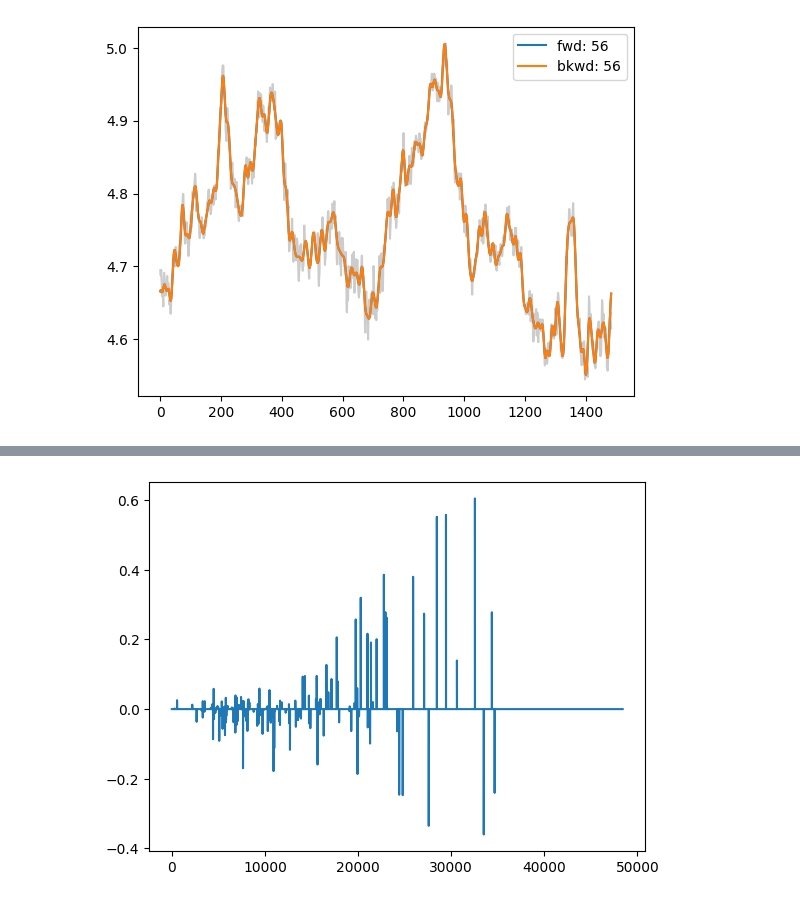
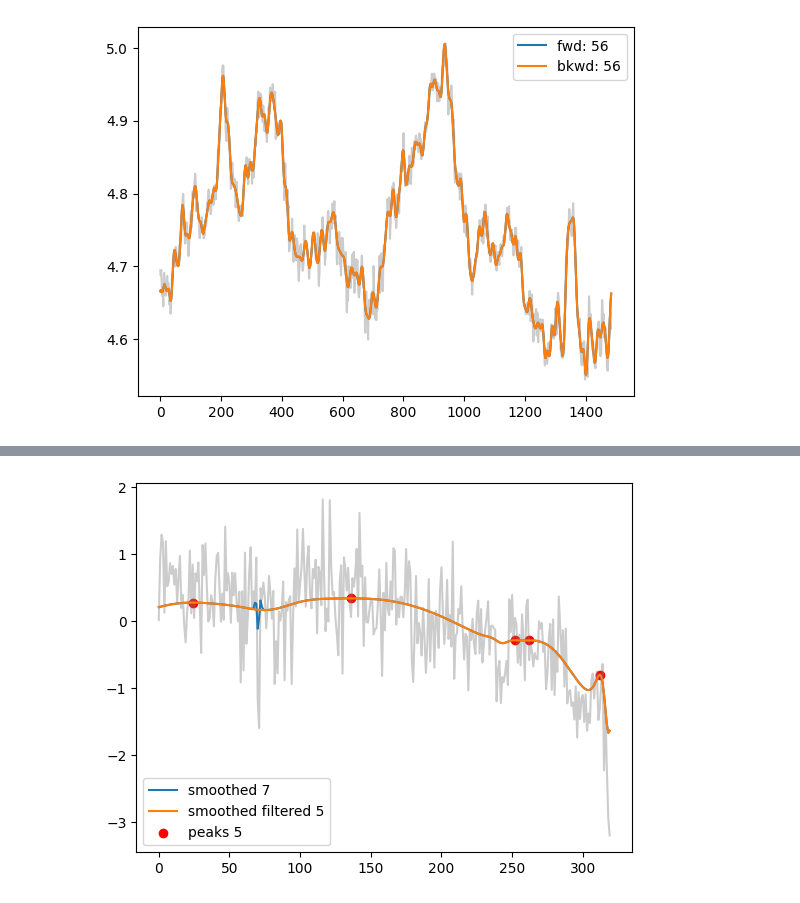
Before and after one commit to angus-lewis/SharkAgeEstimation, a Jupyter notebook: filter_demo.ipynb, the cells around one changed output, grey strips where cells are left out. Drawn from its saved outputs; the diff is of its cells as text; code cells hidden in the pictures.

Commit message:
BODN implementation and peak counting using WLCount methodology implemented.

```diff
--- a/filter_demo.ipynb
+++ b/filter_demo.ipynb
@@ -49,7 +51,7 @@ print(grey_values)
 
 [5683 rows x 6 columns]
 # %%
-elt_name = "S34_ppm" # "Sr88_ppm" # "Mg25_ppm" # "Cu65_ppm" # "Zn66_ppm" #
+elt_name = "Sr88_ppm" # "Cu65_ppm" # "Zn66_ppm" # "Mg25_ppm" # "S34_ppm" #
 elt_array = [
     all_elements[all_elements['case']==i][elt_name] for i in [43,44,55,56]
 ]
@@ -243,0 +201,14 @@ print(dictionary)
+# %%
+max_age = 40
+
+scale = 64
+x = np.linspace(-3*scale,3*scale)
+y1 = bpdn._ricker_wavelet(x, scale, 0)
+y2 = bpdn._ricker_wavelet(x, scale, 1.8)
+y = bpdn._ricker_wavelet(x, scale, 0) + bpdn._ricker_wavelet(x, scale, 3.6)
+
+plt.figure()
+plt.plot(x, y1, label=f"Ricker ${scale} {0}")
+plt.plot(x, y2, label=f"Ricker ${scale} {3.6}")
+plt.plot(x, y, label=f"Ricker ${scale} +")
+plt.show()
@@ -294,26 +482,68 @@ for i in range(len(grey_array)):
 
 plts = []
 coefs = []
-for i in range(len(grey_array)):
-    elt = np.asarray(np.asarray(grey_array[i]))
+sparseness = [1,1,1,1]
+for i in range(len(elt_array)):
+    elt = np.asarray(elt_array[i], dtype=np.float64)
     elt -= np.mean(elt)
-    print(np.sum(dictionary, axis=0))
-    print(len(elt))
-    coef, reconstructed = bpd.basis_pursuit_denoising(elt, None, prior, alpha=0.0001)
+    scale_switch = 50
+    scales1 = np.arange(1, max(2, min(len(elt) // 4 + 1, scale_switch + 1)), step=sparseness[i])
+    scales2 = np.arange(max(2, min(len(elt) // 4 + 1, scale_switch + 1)), max(2, len(elt) // 4 + 1), step=sparseness[i]+1)
+    scales = np.concatenate((
+        scales1, # bpdn.fractional_dyadic_grid(len(elt), 0.25)
+        scales2, # bpdn.fractional_dyadic_grid(len(elt), 0.25)
+    ))
+    print(scales)
+    shifts = np.concatenate((
+        np.ones(len(scales1)), # bpdn.fractional_dyadic_grid(len(elt), 0.25)
+        2*np.ones(len(scales2)), # bpdn.fractional_dyadic_grid(len(elt), 0.25)
+    )) # np.ones(len(scales)) # bpdn.fractional_dyadic_grid(len(elt), 0.25)#np.ones(len(scales))
+    dictionary = bpdn.ricker_cwt_dictionary(len(elt), scales, shifts, dtype=np.float64)
+    dictionary_cpy = dictionary.copy()
 
-    ix = np.concatenate([np.zeros(len(coef)-len(coef)//8), np.ones(len(coef)//8)]).astype(bool)
-    filtered_coef = np.where(ix, coef, 0)
+    # dictionary terms with scale=n are 'mounds' with approx 3.6n points.
+    # Mounds which are too short can be filtered out to help smooth the signal.
+    min_pts_per_year = len(elt)/max_age
+    print(f"min_pts_per_year: {min_pts_per_year}")
+    expanded_scales = bpdn.expand_scales(len(elt), scales, shifts)
+    pts_per_mound = 3.6*expanded_scales
+    # plt.figure()
+    # plt.plot(pts_per_mound)
+    # plt.ylim((0,100))
+    # plt.show()
+    low_freq_scales_ix = pts_per_mound > (min_pts_per_year)
+
+    def peak_prior(coef, X=dictionary_cpy, low_freq_ix=low_freq_scales_ix):
+        low_freq_coef = coef * low_freq_ix[:, np.newaxis]
+        smoothed = np.dot(X, low_freq_coef)
+        prior_pdf = np.zeros(smoothed.shape[1])
+        for model_ix in range(smoothed.shape[1]):
+            peaks = filt.find_peaks(smoothed[:,model_ix])
+            age = len(peaks)
+            prior_pdf[model_ix] = truncated_geometric_pdf(mortality_rate, age)
+        return prior_pdf
+
+    coef, smoothed = bpdn.basis_pursuit_denoising(elt, dictionary, peak_prior, copy_dictionary=True)
+    smoothed = np.dot(dictionary_cpy, coef)
+
+    low_freq_coef = coef * low_freq_scales_ix
+    low_freq_smoothed = np.dot(dictionary_cpy, low_freq_coef)
 
     p = plt.figure()
-    p = plt.plot(range(len(elt)), elt, color="grey", alpha=0.4)
-    p = plt.plot(reconstructed, label="reconstructed")
+    p = plt.plot(elt, color="grey", alpha=0.4)
+    n_peaks_smoothed = len(filt.find_peaks(smoothed))
+    p = plt.plot(smoothed, label=f"smoothed {n_peaks_smoothed}")
+    peak_locations = filt.find_peaks(low_freq_smoothed)
+    n_peaks = len(peak_locations)
+    p = plt.plot(low_freq_smoothed, label=f"smoothed filtered {n_peaks}")
+    p = plt.scatter(peak_locations, low_freq_smoothed[peak_locations], label=f"peaks {n_peaks}", color="red")
     p = plt.legend()
     plt.show()
 
-    print(np.count_nonzero(coef))
-    plts.append(p)
-    plt.figure()
-    plt.plot(coef, label="Coefs")
-    plt.show()
-    coefs.append(coef)
+    # print(np.count_nonzero(coef))
+    # plts.append(p)
+    # plt.figure()
+    # plt.plot(coef, label="Coefs")
+    # plt.show()
+    # coefs.append(coef)
 # %% [output]
@@ -326 +585 @@ for i in range(len(grey_array)):
-[figure, old version]
+[figure, new version]
```
Also changed, not shown: parts of 25 cells of this notebook, 1 other file.
